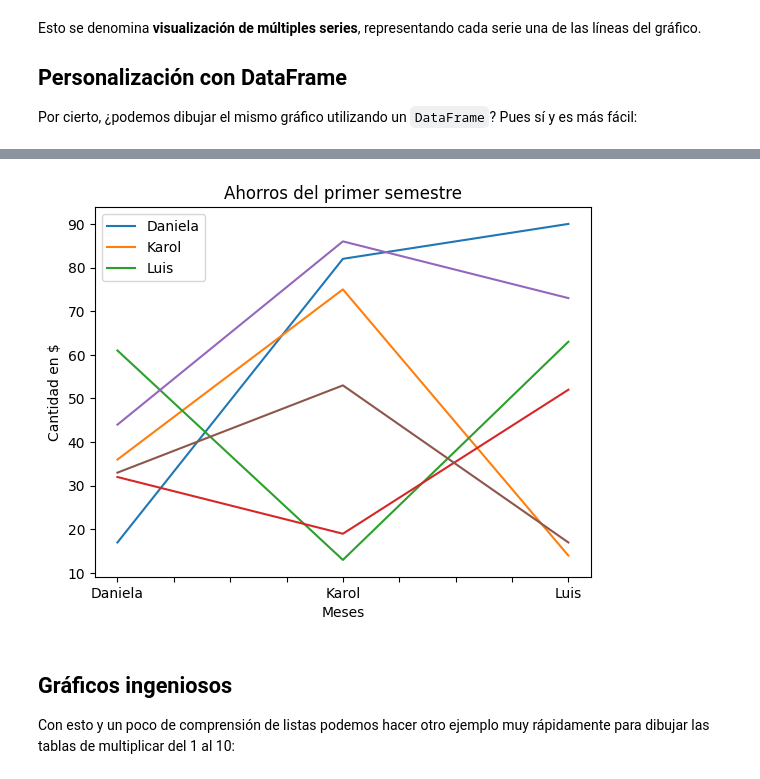
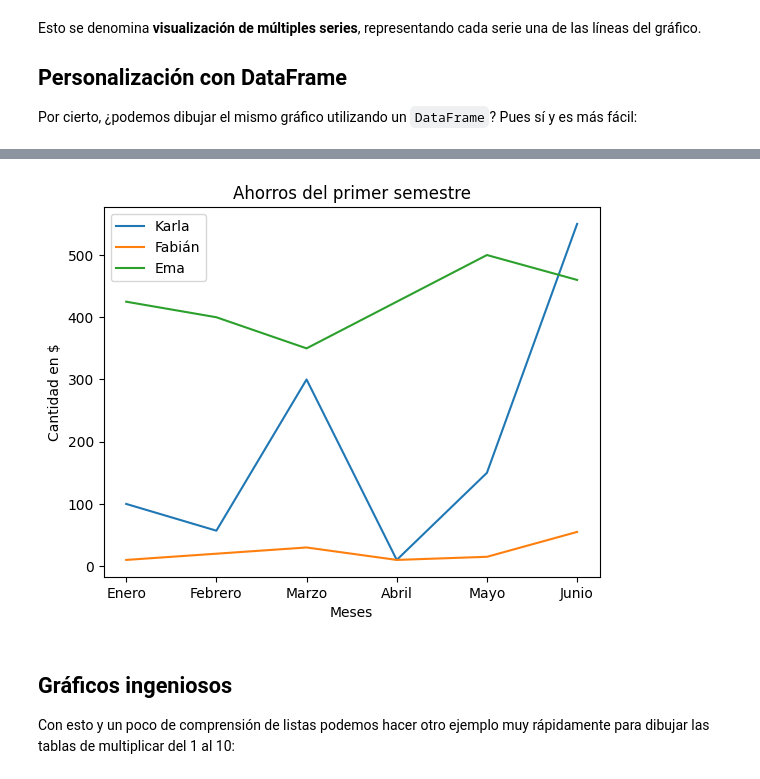
Before and after one commit to ajmenaa/Programacion-Python-Basico-GRUPO-1---6181133432, a Jupyter notebook: Clases/CLASE 10/Notebook/05 - Títulos, etiquetas y leyendas.ipynb, the cells around one changed output, grey strips where cells are left out. Saved outputs shown, nothing was run; the diff lists cells and outputs as text; code cells hidden in the pictures.

```diff
--- a/Clases/CLASE 10/Notebook/05 - Títulos, etiquetas y leyendas.ipynb
+++ b/Clases/CLASE 10/Notebook/05 - Títulos, etiquetas y leyendas.ipynb
@@ -157,16 +157,16 @@ plt.show()
 # %%
 # Resultado final utilizando un DataFrame
-df.plot()
+df.T.plot()
 #plt.plot(df.T)
 # plt.xlim(1, 4)
 
 plt.title("Ahorros del primer semestre")
 plt.xlabel("Meses")
 plt.ylabel("Cantidad en $")
-plt.legend(['Daniela','Karol','Luis'])
+plt.legend(['Karla','Fabián','Ema'])
 plt.show()
 # %% [output]
-[figure, old version]
+[figure, new version]
 # %% [markdown]
 ## Gráficos ingeniosos
 
```
Also changed, not shown: parts of 4 cells of this notebook, 5 other files.
